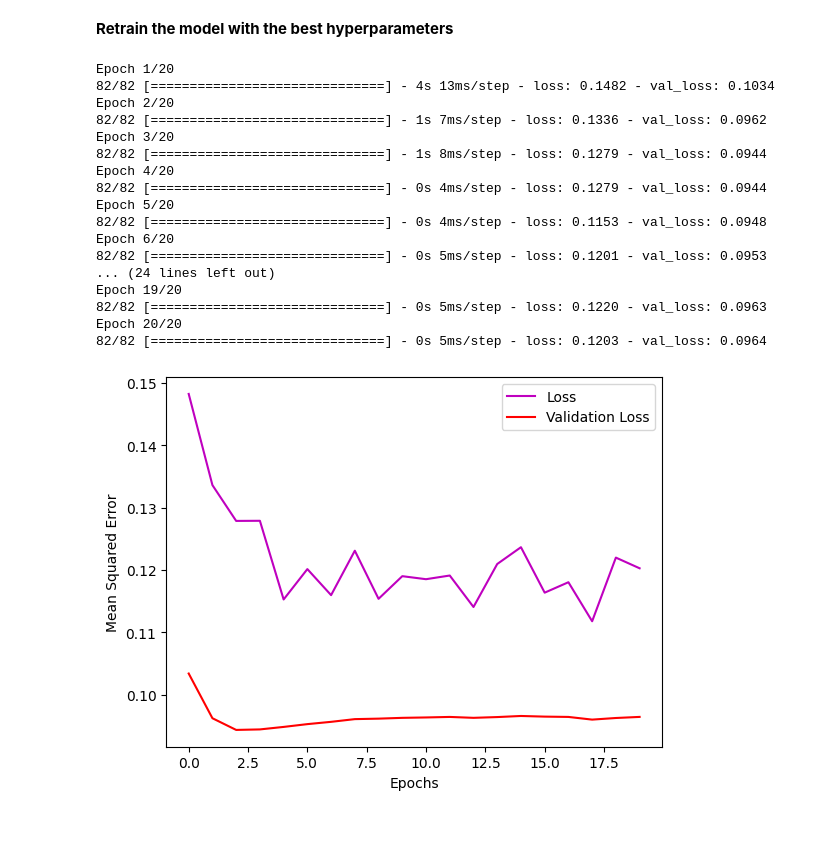
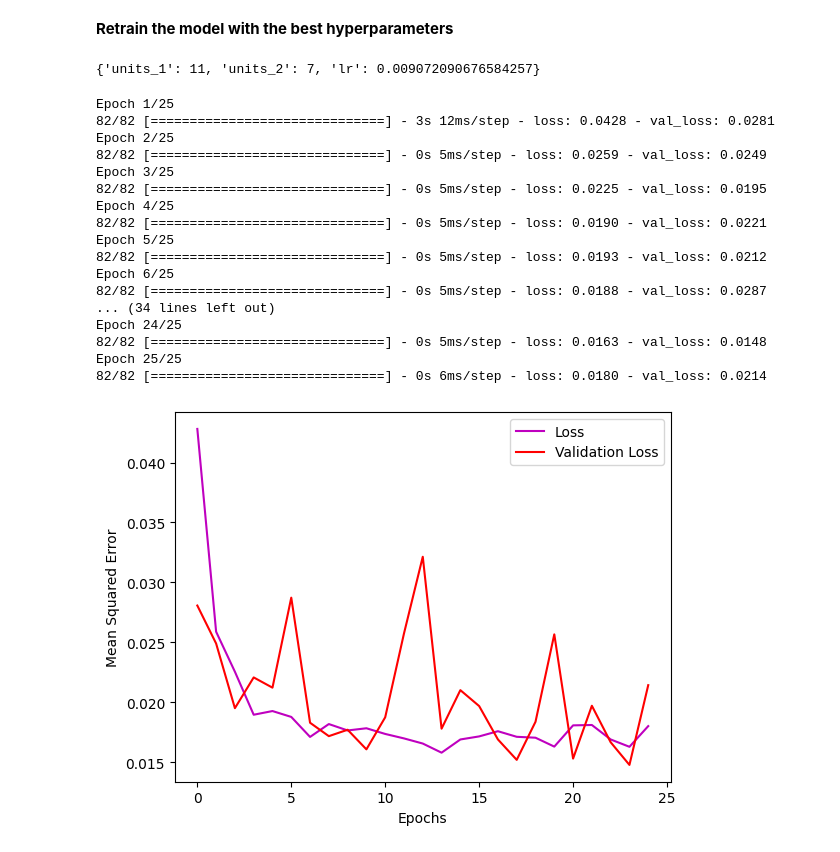
Before and after one commit to hannahzafar/UMDAOSC650, a Jupyter notebook: FinalProject_Zafar.ipynb, the cells around one changed output. Saved outputs shown, nothing was run; the diff lists cells and outputs as text; code cells hidden in the pictures.

```diff
--- a/FinalProject_Zafar.ipynb
+++ b/FinalProject_Zafar.ipynb
@@ -351,7 +361,9 @@ _________________________________________________________________
 # %%
 # Train LSTM
-history = regressor.fit(
+keras.backend.clear_session()
+no_epochs = 25
+history2 = regressor.fit(
     data_gen_train,
-    epochs=20,
+    epochs=no_epochs,
     validation_data=data_gen_val)
 # %% [output]
@@ -392,9 +404,10 @@ def build_model(hp):
     # input layer stays the same as before
     model.add(keras.Input(shape=(1,n_features), name="input_layer"))
 
-    # Added an LSTM layer for many to one?
+    # Added an LSTM layer for many to one
     model.add(keras.layers.LSTM(units=1, return_sequences=False)) # FALSE = many to one
-    # instead of choosing the number of nodes, we add an hp object
+
+    # use tuner to select number of nodes in hidden dense layers
     hp_units_1 = hp.Int('units_1', min_value=2, max_value=12, step=1)
     hp_units_2 = hp.Int('units_2', min_value=2, max_value=12, step=1)
     model.add(
@@ -410,11 +423,15 @@ def build_model(hp):
             )
         )
 
+    # same as before, one neuron for output prediction
+    model.add(keras.layers.Dense(units=1))
+    model.add(keras.layers.Activation(activation=keras.activations.linear))
+
     learning_rate = hp.Float(
         "lr", min_value=1e-4, max_value=1e-2, sampling="log"
         )
     model.compile(
-        keras.optimizers.SGD(learning_rate=learning_rate),
+        keras.optimizers.Adam(learning_rate=learning_rate),
         loss='mse'
         )
     return model
@@ -441,7 +462,7 @@ _________________________________________________________________
 tuner = keras_tuner.BayesianOptimization(
     hypermodel=build_model,
     objective="val_loss",
-    max_trials=100,
+    max_trials=50,
     num_initial_points=50,
     alpha=0.0001,
     beta=2.6,
@@ -533,39 +553,43 @@ _________________________________________________________________
 # Build the model with the best hp.
 best_hps = tuner.get_best_hyperparameters(num_trials=1)
 model = build_model(best_hps[0])
+# %%
+best_hps[0].values
+# %% [output]
+{'units_1': 11, 'units_2': 7, 'lr': 0.009072090676584257}
 # %%
 # Train best model
 history = model.fit(
     data_gen_train,
-    epochs=20,
+    epochs=no_epochs,
     validation_data=data_gen_val
     )
 # %% [output]
-Epoch 1/20
-82/82 [==============================] - 4s 13ms/step - loss: 0.1482 - val_loss: 0.1034
-Epoch 2/20
-82/82 [==============================] - 1s 7ms/step - loss: 0.1336 - val_loss: 0.0962
-Epoch 3/20
-82/82 [==============================] - 1s 8ms/step - loss: 0.1279 - val_loss: 0.0944
-Epoch 4/20
-82/82 [==============================] - 0s 4ms/step - loss: 0.1279 - val_loss: 0.0944
-Epoch 5/20
-82/82 [==============================] - 0s 4ms/step - loss: 0.1153 - val_loss: 0.0948
-Epoch 6/20
-82/82 [==============================] - 0s 5ms/step - loss: 0.1201 - val_loss: 0.0953
-... (24 lines left out)
-Epoch 19/20
-82/82 [==============================] - 0s 5ms/step - loss: 0.1220 - val_loss: 0.0963
-Epoch 20/20
-82/82 [==============================] - 0s 5ms/step - loss: 0.1203 - val_loss: 0.0964
+Epoch 1/25
+82/82 [==============================] - 3s 12ms/step - loss: 0.0428 - val_loss: 0.0281
+Epoch 2/25
+82/82 [==============================] - 0s 5ms/step - loss: 0.0259 - val_loss: 0.0249
+Epoch 3/25
+82/82 [==============================] - 0s 5ms/step - loss: 0.0225 - val_loss: 0.0195
+Epoch 4/25
+82/82 [==============================] - 0s 5ms/step - loss: 0.0190 - val_loss: 0.0221
+Epoch 5/25
+82/82 [==============================] - 0s 5ms/step - loss: 0.0193 - val_loss: 0.0212
+Epoch 6/25
+82/82 [==============================] - 0s 5ms/step - loss: 0.0188 - val_loss: 0.0287
+... (34 lines left out)
+Epoch 24/25
+82/82 [==============================] - 0s 5ms/step - loss: 0.0163 - val_loss: 0.0148
+Epoch 25/25
+82/82 [==============================] - 0s 6ms/step - loss: 0.0180 - val_loss: 0.0214
 # %%
 # Plot best model loss curves
-plt.plot(range(0,20), history.history['loss'], c='m',label='Loss')
-plt.plot(range(0,20), history.history['val_loss'], c='r',label='Validation Loss')
+plt.plot(range(0,no_epochs), history.history['loss'], c='m',label='Loss')
+plt.plot(range(0,no_epochs), history.history['val_loss'], c='r',label='Validation Loss')
 plt.xlabel('Epochs')
 plt.ylabel('Mean Squared Error')
 # plt.xlim([0,20])
 plt.legend()
 plt.show()
 # %% [output]
-[figure, old version]
+[figure, new version]
```
Also changed, not shown: parts of 11 cells of this notebook.
